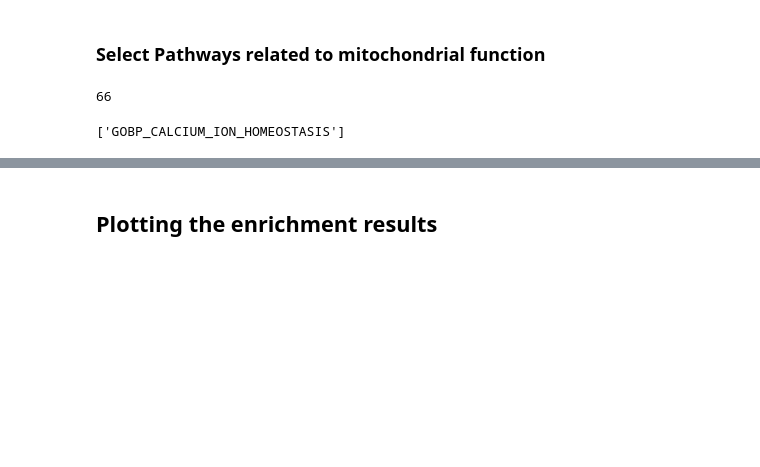
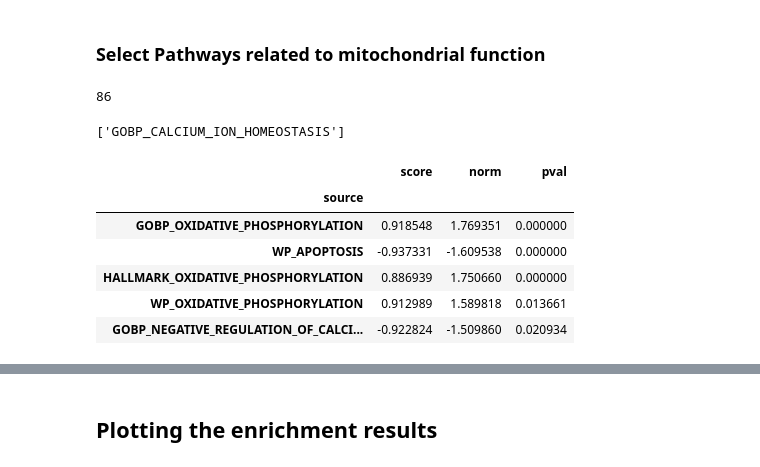
Before and after one commit to akanksha-sachan/TA_muscle_ageing, a Jupyter notebook: py_scripts/DEG_related/pathway_analysis.ipynb, the cells around one changed output, grey strips where cells are left out. Drawn from its saved outputs; the diff is of its cells as text; code cells hidden in the pictures; blank space fills up the shorter version.

```diff
--- a/py_scripts/DEG_related/pathway_analysis.ipynb
+++ b/py_scripts/DEG_related/pathway_analysis.ipynb
@@ -117,12 +117,11 @@ keywords = [
 selected_pathways = [
     pathway for pathway in gsea_genesets
     if any(keyword.lower() in pathway.lower() for keyword in keywords)
-    and (pathway.startswith('GOBP_') or pathway.startswith('REACTOME_'))
 ]
 
 display(len(selected_pathways))
 # %% [output]
-66
+86
 # %%
 # find the geneset that contains the gene 'Atp2a1'
 serca_genesets = []
@@ -136,14 +135,23 @@ display(serca_genesets)
 ['GOBP_CALCIUM_ION_HOMEOSTASIS']
 # %%
 scores, norm, pvals = dc.run_gsea(
-    gsea_female_degs,
+    gsea_male_degs,
     msigdb_mice[msigdb_mice["geneset"].isin(selected_pathways)],
     source="geneset",
     target="genesymbol",
 )
 
 gsea_results = (
     pd.concat({"score": scores.T, "norm": norm.T, "pval": pvals.T}, axis=1)
     .droplevel(level=1, axis=1)
     .sort_values("pval")
 )
+display(gsea_results.head())
+# %% [output]
+|  | score | norm | pval |
+| source |  |  |  |
+| GOBP_OXIDATIVE_PHOSPHORYLATION | 0.918548 | 1.769351 | 0.000000 |
+| WP_APOPTOSIS | -0.937331 | -1.609538 | 0.000000 |
+| HALLMARK_OXIDATIVE_PHOSPHORYLATION | 0.886939 | 1.750660 | 0.000000 |
+| WP_OXIDATIVE_PHOSPHORYLATION | 0.912989 | 1.589818 | 0.013661 |
+| GOBP_NEGATIVE_REGULATION_OF_CALCI... | -0.922824 | -1.509860 | 0.020934 |
```
Also changed, not shown: parts of 5 cells of this notebook.
